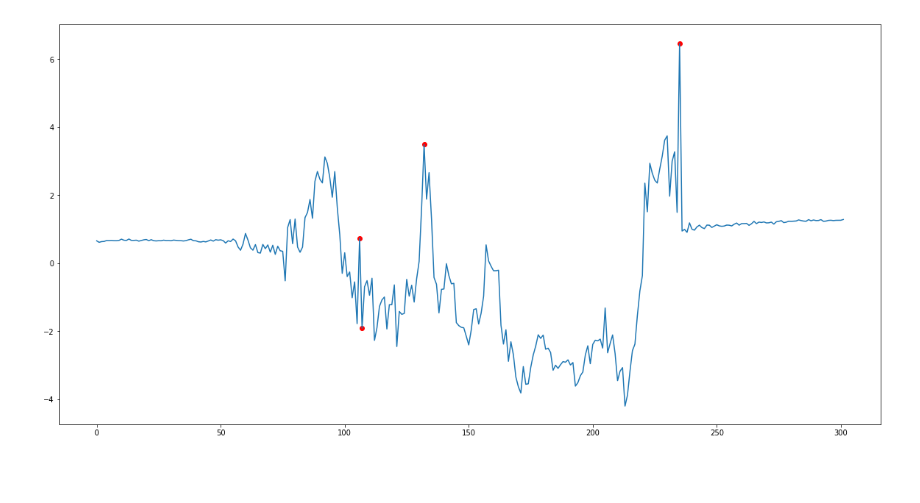
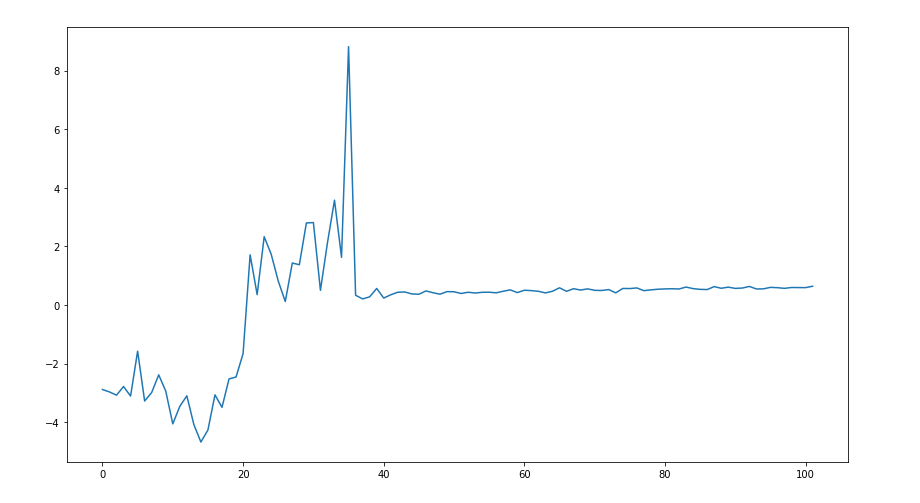
Before and after one commit to pratikluitel/SP-Cup, a Jupyter notebook: testingAlgos.ipynb, the cells around one changed output. Cells and saved outputs as stored; diff of their text form; code cells hidden in the pictures; blank space fills up the shorter version.

```diff
--- a/testingAlgos.ipynb
+++ b/testingAlgos.ipynb
@@ -8,12 +8,13 @@ from sklearn.decomposition import PCA
 #load data
 DroneData = pd.read_csv('./IMU_camera Drone Synchronized training dataset_normal behabiour_no abnormalities/_slash_mavros_slash_imu_slash_data.csv')
 # %%
-def extract_normalized_imu_data(DroneData):
+def extract_normalized_imu_data(DroneData, params = ['x','y','z','x.1','y.1','z.1','x.2','y.2','z.2']):
     """
     Extracts only the normal distribution z scores
-    of imu sensors from the data
+    of from the data
+    input = Data, parameters
     """
-    imuParamsData = DroneData.loc[:,['x','y','z','x.1','y.1','z.1','x.2','y.2','z.2']]
+    imuParamsData = DroneData.loc[:, params]
     normImuData = (imuParamsData - imuParamsData.mean())/imuParamsData.std()
     return normImuData
 
@@ -31,7 +32,7 @@ def plot_anomalies_in_1D(z_score, anomalyPrediction):
     """
     plots anomalies (red) and 1D z score of the dataset
     """
-    plt.figure(figsize=(20,10))
+    plt.figure(figsize=(14,8))
     for i in range(len(z_score)):
         if anomalyPrediction[i] == True:
             plt.scatter(i,z_score[i],c = 'r')
@@ -40,25 +41,27 @@ def plot_anomalies_in_1D(z_score, anomalyPrediction):
 #preprocess
 
 normImuData = extract_normalized_imu_data(DroneData)
-z_score = find_theta_score(normImuData)
+trainData = normImuData[:200]
+testData = normImuData[200:]
+z_score = find_theta_score(testData)
 # %%
 #using IsoFo
 
 #add your algos in this very format pls
 
 from sklearn.ensemble import IsolationForest
 
 #fit isofo model
-clf = IsolationForest(n_estimators=10,contamination=float(.01))
-clf.fit(normImuData)
+clf = IsolationForest(n_estimators=100,contamination=0) #contamination parameter specifies the level of contamination in training data
+clf.fit(trainData)
 
 #predict anomalies
-tempanomalyPrediction = clf.predict(normImuData)
+tempanomalyPrediction = clf.predict(testData)
 anomalyPrediction = tempanomalyPrediction == -1
+
+#isofo is statistical, so we need to specify contamination beforehand,
+#which may not be a good method since our problem is very sparse in nature
+
+plot_anomalies_in_1D(z_score, anomalyPrediction)
+# %% [output]
+[figure, added]
-# %%
-#isofo is statistical, so we need to specify contamination beforehand,
-#which may not be a good method since our problem is very sparse in nature
-
-plot_anomalies_in_1D(z_score, anomalyPrediction)
-# %% [output]
-[figure, removed]
```
Also changed, not shown: parts of 1 cell of this notebook, 2 other files.
